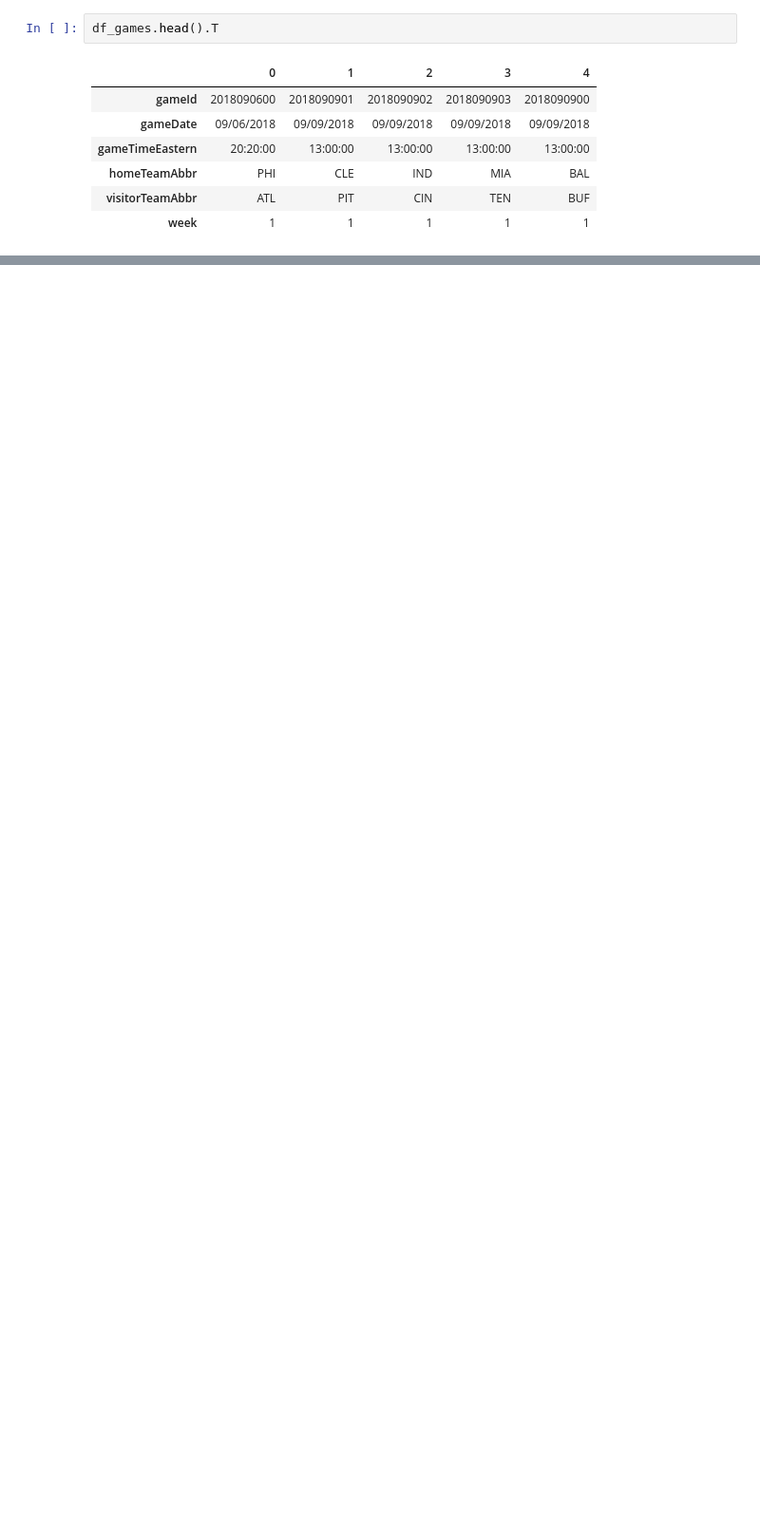
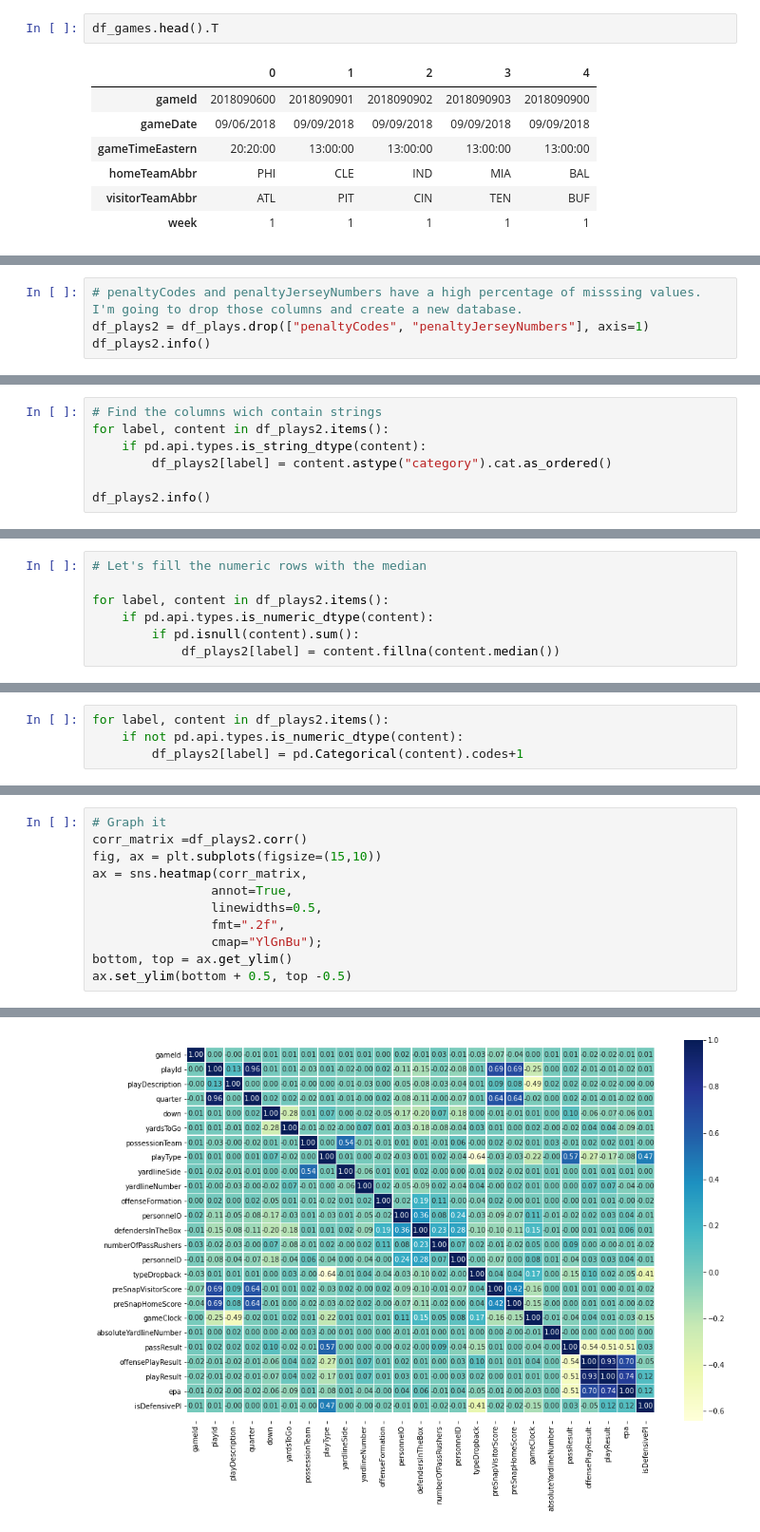
Before and after one commit to Nunnelee/Defense-NFL-data, a Jupyter notebook: nunnelee-nfl-defense-data.ipynb, the cells around one changed output, grey strips where cells are left out. Shown at 95% size. Saved outputs shown, nothing was run; the diff lists cells and outputs as text; blank space fills up the shorter version.

```diff
--- a/nunnelee-nfl-defense-data.ipynb
+++ b/nunnelee-nfl-defense-data.ipynb
@@ -1303,0 +252,4 @@ yardsToGo determine the success rate for the defense. Nothing groundbreaking. Ne
+# %%
+# penaltyCodes and penaltyJerseyNumbers have a high percentage of misssing values. I'm going to drop those columns and create a new database.
+df_plays2 = df_plays.drop(["penaltyCodes", "penaltyJerseyNumbers"], axis=1)
+df_plays2.info()
@@ -1303,0 +294,7 @@ yardsToGo determine the success rate for the defense. Nothing groundbreaking. Ne
+# %%
+# Find the columns wich contain strings
+for label, content in df_plays2.items():
+    if pd.api.types.is_string_dtype(content):
+        df_plays2[label] = content.astype("category").cat.as_ordered()
+
+df_plays2.info()
@@ -1303,0 +340,7 @@ yardsToGo determine the success rate for the defense. Nothing groundbreaking. Ne
+# %%
+# Let's fill the numeric rows with the median
+
+for label, content in df_plays2.items():
+    if pd.api.types.is_numeric_dtype(content):
+        if pd.isnull(content).sum():
+            df_plays2[label] = content.fillna(content.median())
@@ -1303,0 +370,4 @@ yardsToGo determine the success rate for the defense. Nothing groundbreaking. Ne
+# %%
+for label, content in df_plays2.items():
+    if not pd.api.types.is_numeric_dtype(content):
+        df_plays2[label] = pd.Categorical(content).codes+1
@@ -1303,0 +514,12 @@ yardsToGo determine the success rate for the defense. Nothing groundbreaking. Ne
+# %%
+# Graph it
+corr_matrix =df_plays2.corr()
+fig, ax = plt.subplots(figsize=(15,10))
+ax = sns.heatmap(corr_matrix,
+                annot=True,
+                linewidths=0.5,
+                fmt=".2f",
+                cmap="YlGnBu");
+bottom, top = ax.get_ylim()
+ax.set_ylim(bottom + 0.5, top -0.5)
+# %% [output]
@@ -1303,0 +527 @@ yardsToGo determine the success rate for the defense. Nothing groundbreaking. Ne
+[figure, added]
```
Also changed, not shown: parts of 138 cells of this notebook.
